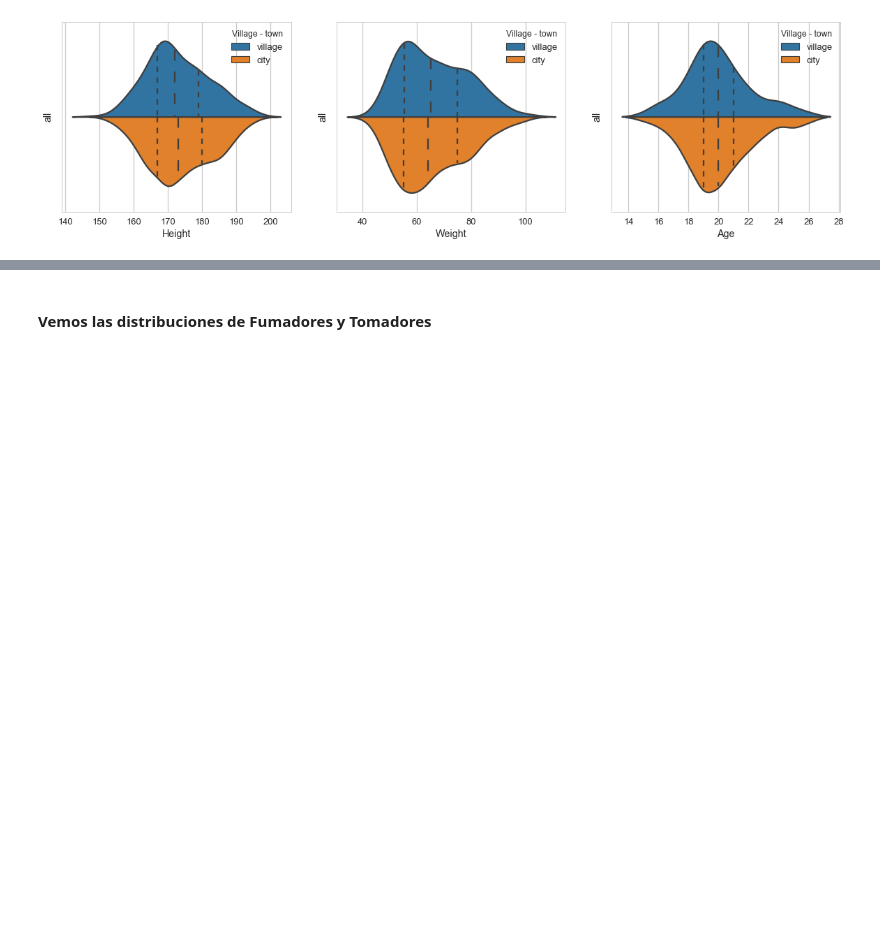
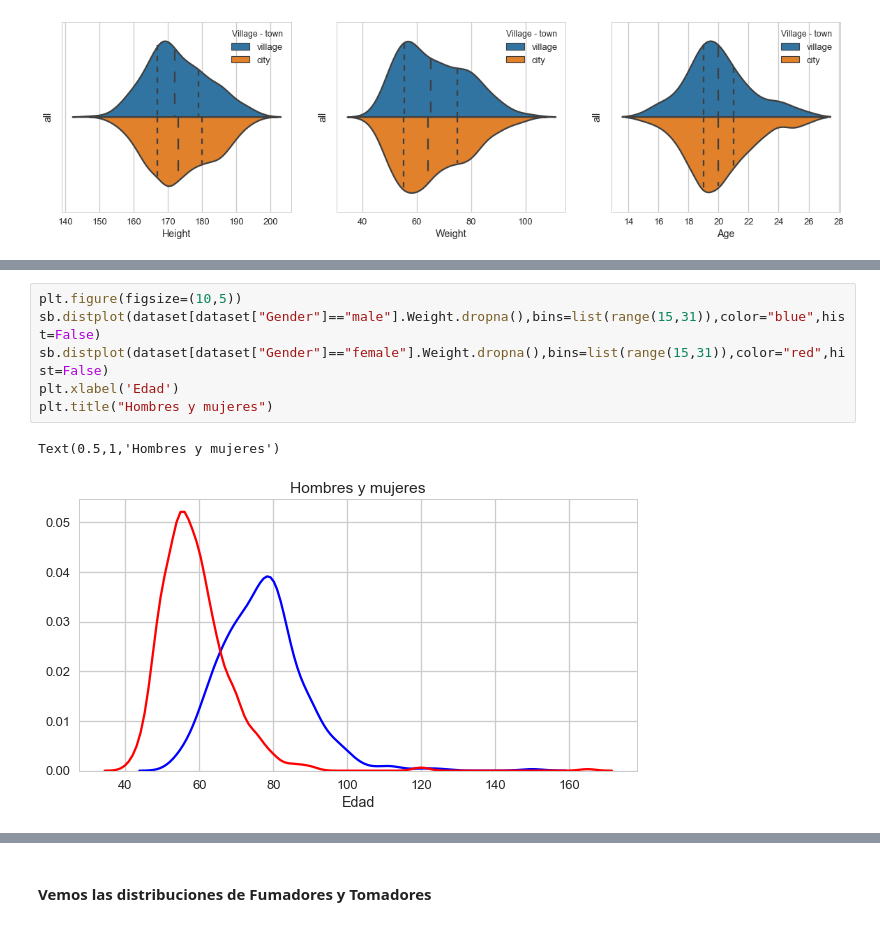
Before and after one commit to MarceloCena/AnalisisyVisualizacion, a Jupyter notebook: Laboratorio1_v2.ipynb, the cells around one changed output, grey strips where cells are left out. Drawn from its saved outputs; the diff is of its cells as text; blank space fills up the shorter version.

```diff
--- a/Laboratorio1_v2.ipynb
+++ b/Laboratorio1_v2.ipynb
@@ -267,0 +299,9 @@ Límite inferior = 14.5
+# %%
+plt.figure(figsize=(10,5))
+sb.distplot(dataset[dataset["Gender"]=="male"].Weight.dropna(),bins=list(range(15,31)),color="blue",hist=False)
+sb.distplot(dataset[dataset["Gender"]=="female"].Weight.dropna(),bins=list(range(15,31)),color="red",hist=False)
+plt.xlabel('Edad')
+plt.title("Hombres y mujeres")
+# %% [output]
+Text(0.5,1,'Hombres y mujeres')
+[figure, added]
```
Also changed, not shown: parts of 10 cells of this notebook.
